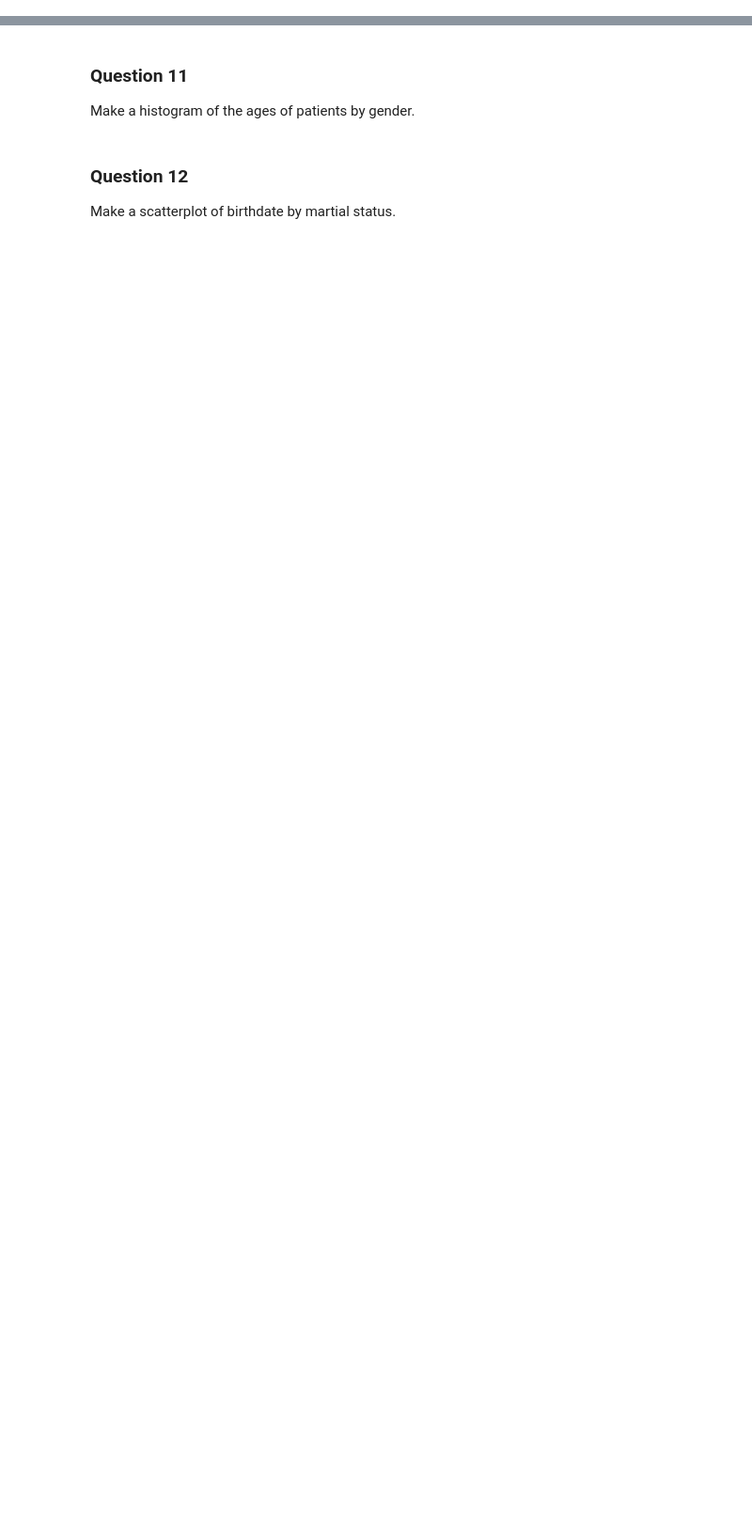
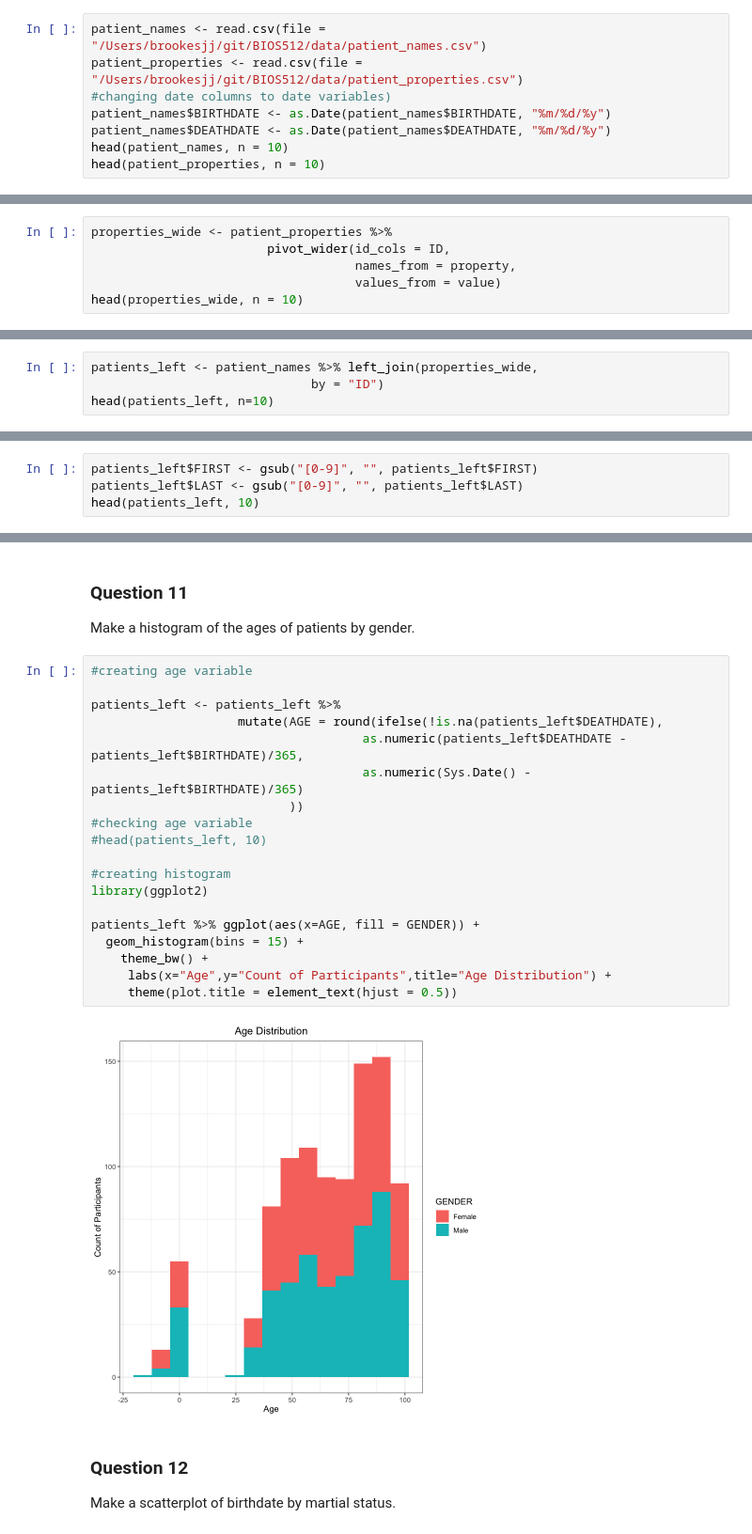
Before and after one commit to Jama-Brookes/BIOS512, a Jupyter notebook: Homework/BIOS512_HW3_Brookes.ipynb, the cells around one changed output, grey strips where cells are left out. Shown: that part at 94% size. Saved outputs shown, nothing was run; the diff lists cells and outputs as text; blank space fills up the shorter version.

```diff
--- a/Homework/BIOS512_HW3_Brookes.ipynb
+++ b/Homework/BIOS512_HW3_Brookes.ipynb
@@ -208,3 +197,11 @@ if (!exists("ggmd"))  ggmd  <- function(p) { print(p) }
 ### Question 5
 
 Download the patient_names.csv and patient_properties.csv files from Canvas and read them into R. Manually set the date columns to be date variables. Print the first 10 observations of each.
+# %%
+patient_names <- read.csv(file = "/Users/brookesjj/git/BIOS512/data/patient_names.csv")
+patient_properties <- read.csv(file = "/Users/brookesjj/git/BIOS512/data/patient_properties.csv")
+#changing date columns to date variables)
+patient_names$BIRTHDATE <- as.Date(patient_names$BIRTHDATE, "%m/%d/%y")
+patient_names$DEATHDATE <- as.Date(patient_names$DEATHDATE, "%m/%d/%y")
+head(patient_names, n = 10)
+head(patient_properties, n = 10)
@@ -211,3 +235,9 @@ Download the patient_names.csv and patient_properties.csv files from Canvas and
 # %% [markdown]
 ### Question 6
 In the data frame pulled from patient_properties, you'll notice that the data is long, not wide. Do a pivot to make the properties their own columns. Print the first 10 observations after you do so.
+# %%
+properties_wide <- patient_properties %>%
+                        pivot_wider(id_cols = ID,
+                                    names_from = property,
+                                    values_from = value)
+head(properties_wide, n = 10)
@@ -214,3 +258,7 @@ In the data frame pulled from patient_properties, you'll notice that the data is
 # %% [markdown]
 ### Question 7
 Perform a left join of the names and properties_wide data frames by the ID column and print the first 10 rows.
+# %%
+patients_left <- patient_names %>% left_join(properties_wide,
+                              by = "ID")
+head(patients_left, n=10)
@@ -217,3 +279,7 @@ Perform a left join of the names and properties_wide data frames by the ID colum
 # %% [markdown]
 ### Question 8
 Notice something interesting about the names in our data set. Fix the name formatting and print the first 10 observations.
+# %%
+patients_left$FIRST <- gsub("[0-9]", "", patients_left$FIRST)
+patients_left$LAST <- gsub("[0-9]", "", patients_left$LAST)
+head(patients_left, 10)
@@ -226,6 +397,27 @@ If you see any weird values, get rid of the ones that don't make sense, and comb
 # %% [markdown]
 ### Question 11
 Make a histogram of the ages of patients by gender.
+# %%
+#creating age variable
+
+patients_left <- patients_left %>%
+                    mutate(AGE = round(ifelse(!is.na(patients_left$DEATHDATE),
+                                     as.numeric(patients_left$DEATHDATE - patients_left$BIRTHDATE)/365,
+                                     as.numeric(Sys.Date() - patients_left$BIRTHDATE)/365)
+                           ))
+#checking age variable
+#head(patients_left, 10)
+
+#creating histogram
+library(ggplot2)
+
+patients_left %>% ggplot(aes(x=AGE, fill = GENDER)) +
+  geom_histogram(bins = 15) +
+    theme_bw() +
+     labs(x="Age",y="Count of Participants",title="Age Distribution") +
+     theme(plot.title = element_text(hjust = 0.5))
+# %% [output]
+[figure, added]
 # %% [markdown]
 ### Question 12
 Make a scatterplot of birthdate by martial status.
```
Also changed, not shown: parts of 8 cells of this notebook, 9 other files.
